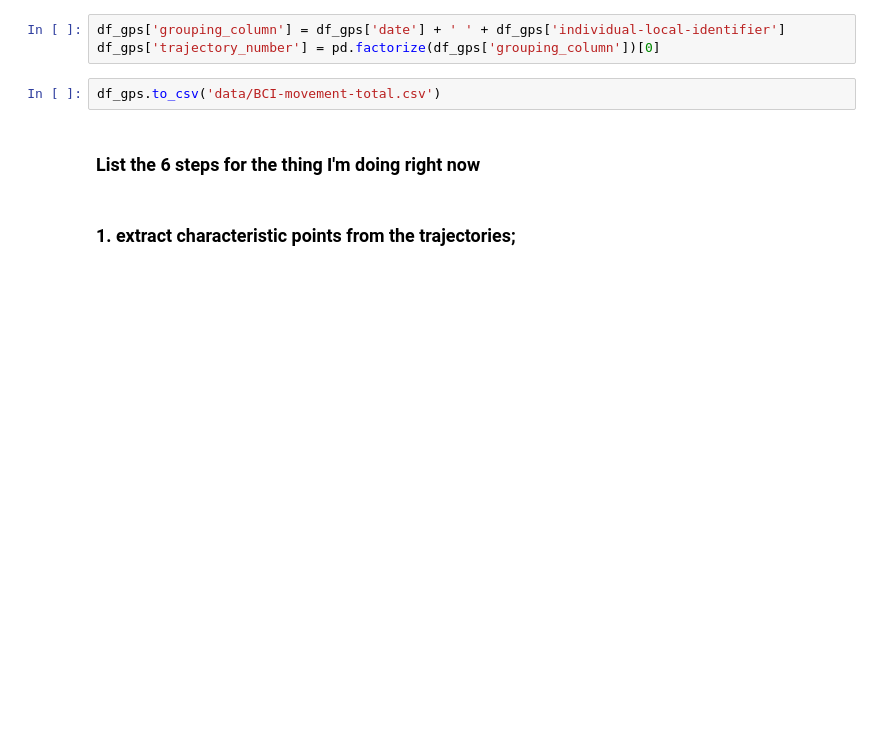
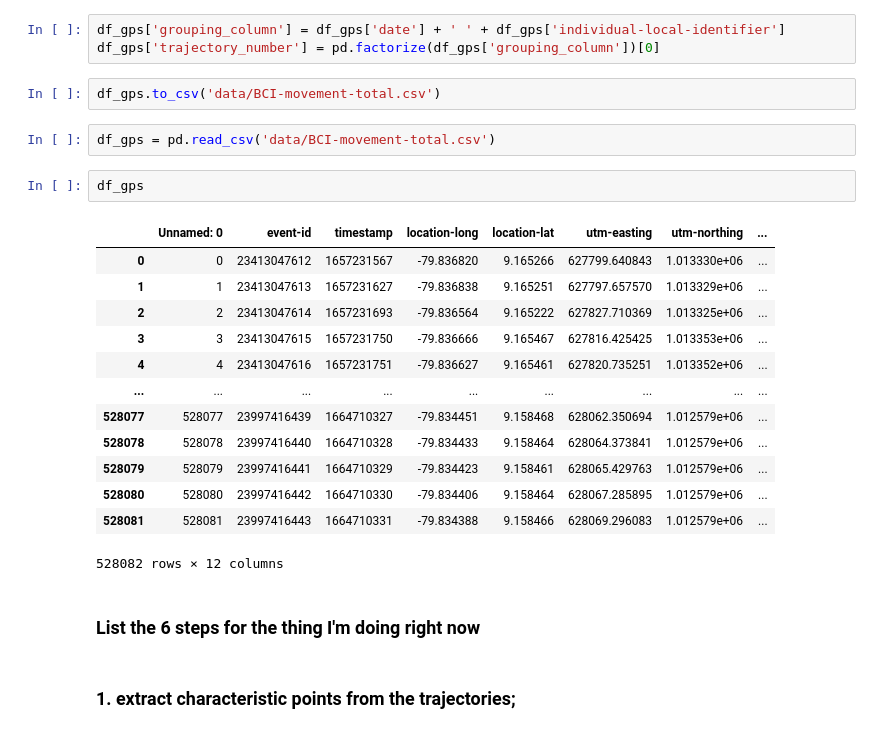
Before and after one commit to shivamabrol/Research-Animal-Movement, a Jupyter notebook: Data Transformation.ipynb, the cells around one changed output. Cells and saved outputs as stored; diff of their text form; blank space fills up the shorter version.

```diff
--- a/Data Transformation.ipynb
+++ b/Data Transformation.ipynb
@@ -44,6 +46,24 @@ df_gps['grouping_column'] = df_gps['date'] + ' ' + df_gps['individual-local-iden
 df_gps['trajectory_number'] = pd.factorize(df_gps['grouping_column'])[0]
 # %%
 df_gps.to_csv('data/BCI-movement-total.csv')
+# %%
+df_gps = pd.read_csv('data/BCI-movement-total.csv')
+# %%
+df_gps
+# %% [output]
+|  | Unnamed: 0 | event-id | timestamp | location-long | location-lat | utm-easting | utm-northing | ... |
+| 0 | 0 | 23413047612 | 1657231567 | -79.836820 | 9.165266 | 627799.640843 | 1.013330e+06 | ... |
+| 1 | 1 | 23413047613 | 1657231627 | -79.836838 | 9.165251 | 627797.657570 | 1.013329e+06 | ... |
+| 2 | 2 | 23413047614 | 1657231693 | -79.836564 | 9.165222 | 627827.710369 | 1.013325e+06 | ... |
+| 3 | 3 | 23413047615 | 1657231750 | -79.836666 | 9.165467 | 627816.425425 | 1.013353e+06 | ... |
+| 4 | 4 | 23413047616 | 1657231751 | -79.836627 | 9.165461 | 627820.735251 | 1.013352e+06 | ... |
+| ... | ... | ... | ... | ... | ... | ... | ... | ... |
+| 528077 | 528077 | 23997416439 | 1664710327 | -79.834451 | 9.158468 | 628062.350694 | 1.012579e+06 | ... |
+| 528078 | 528078 | 23997416440 | 1664710328 | -79.834433 | 9.158464 | 628064.373841 | 1.012579e+06 | ... |
+| 528079 | 528079 | 23997416441 | 1664710329 | -79.834423 | 9.158461 | 628065.429763 | 1.012579e+06 | ... |
+| 528080 | 528080 | 23997416442 | 1664710330 | -79.834406 | 9.158464 | 628067.285895 | 1.012579e+06 | ... |
+| 528081 | 528081 | 23997416443 | 1664710331 | -79.834388 | 9.158466 | 628069.296083 | 1.012579e+06 | ... |
+528082 rows × 12 columns
 # %% [markdown]
 ### List the 6 steps for the thing I'm doing right now
 # %% [markdown]
```
Also changed, not shown: parts of 1 cell of this notebook, 1 other file.
